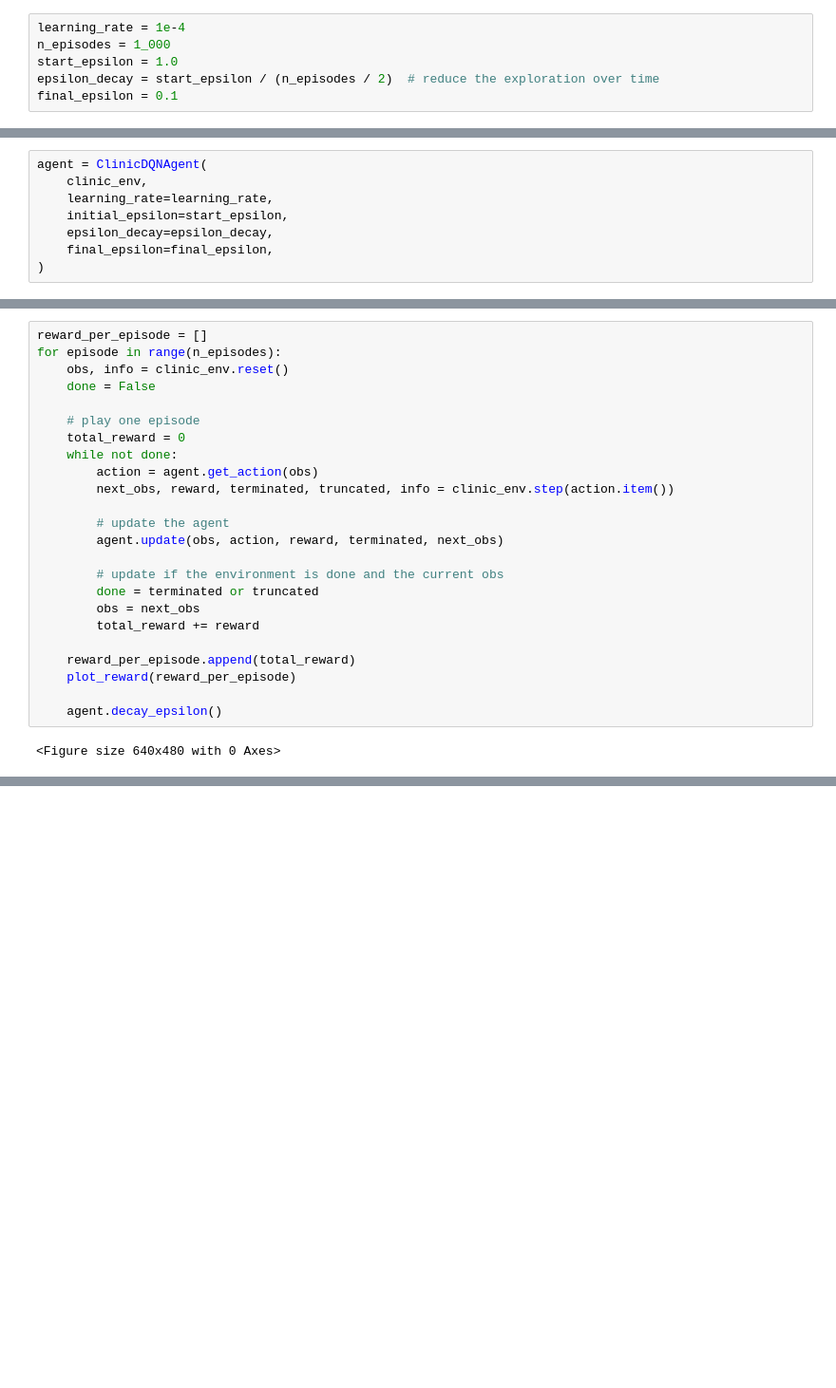
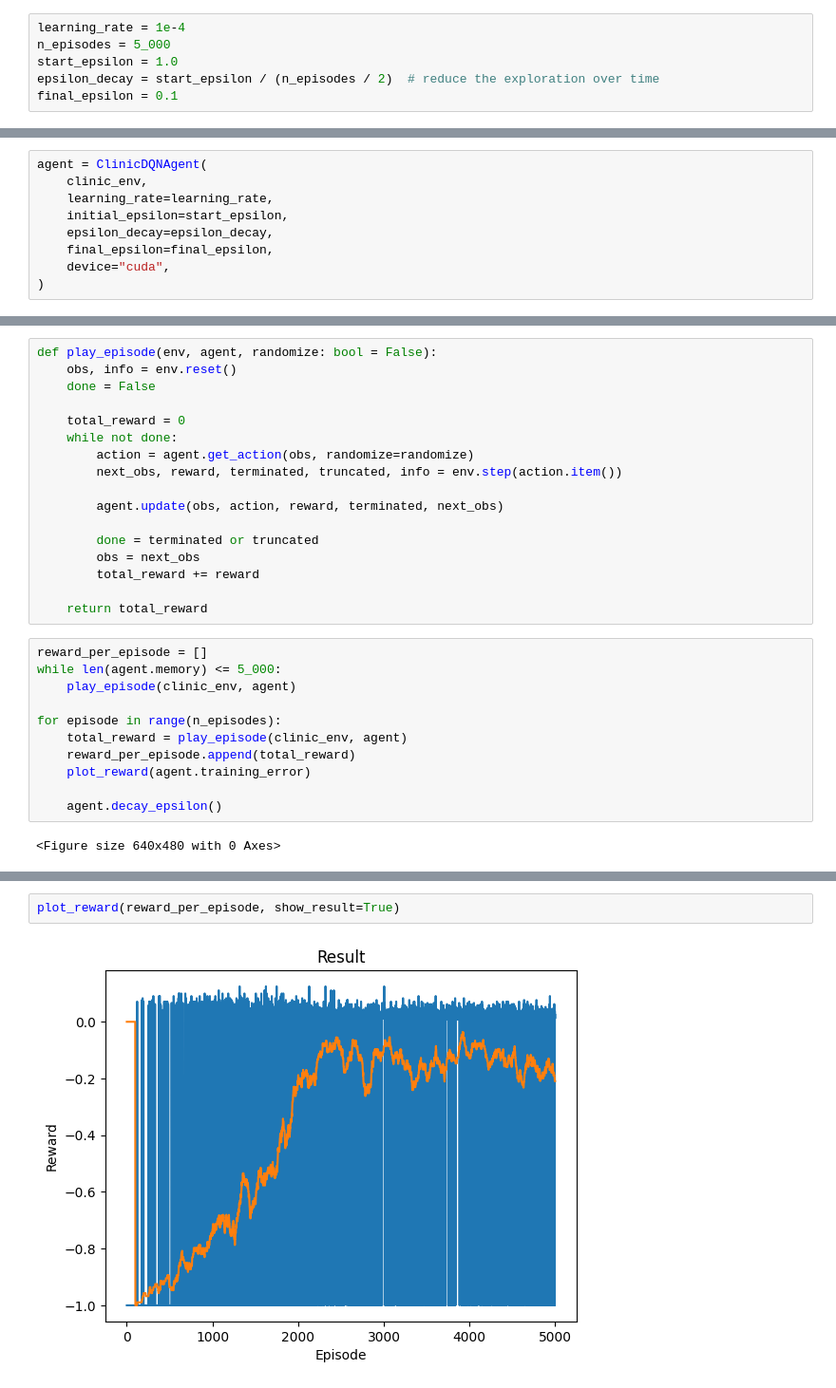
Before and after one commit to yjhan96/clinic-project, a Jupyter notebook: dqn.ipynb, the cells around one changed output, grey strips where cells are left out. Shown at 95% size. Cells and saved outputs as stored; diff of their text form; blank space fills up the shorter version.

```diff
--- a/dqn.ipynb
+++ b/dqn.ipynb
@@ -19,7 +19,7 @@ plt.ion()
 <contextlib.ExitStack at 0x...>
 # %%
 learning_rate = 1e-4
-n_episodes = 1_000
+n_episodes = 5_000
 start_epsilon = 1.0
 epsilon_decay = start_epsilon / (n_episodes / 2)  # reduce the exploration over time
 final_epsilon = 0.1
@@ -39,6 +39,7 @@ agent = ClinicDQNAgent(
     initial_epsilon=start_epsilon,
     epsilon_decay=epsilon_decay,
     final_epsilon=final_epsilon,
+    device="cuda",
 )
 # %%
 def plot_reward(reward_per_episode, show_result=False):
@@ -78,25 +69,29 @@ torch.nn.SmoothL1Loss()(torch.tensor([[1.], [2.]]), torch.tensor([[2.], [3.]])).
+# %%
+def play_episode(env, agent, randomize: bool = False):
+    obs, info = env.reset()
+    done = False
+
+    total_reward = 0
+    while not done:
+        action = agent.get_action(obs, randomize=randomize)
+        next_obs, reward, terminated, truncated, info = env.step(action.item())
+
+        agent.update(obs, action, reward, terminated, next_obs)
+
+        done = terminated or truncated
+        obs = next_obs
+        total_reward += reward
+
+    return total_reward
 # %%
 reward_per_episode = []
+while len(agent.memory) <= 5_000:
+    play_episode(clinic_env, agent)
+
 for episode in range(n_episodes):
-    obs, info = clinic_env.reset()
-    done = False
-
-    # play one episode
-    total_reward = 0
-    while not done:
-        action = agent.get_action(obs)
-        next_obs, reward, terminated, truncated, info = clinic_env.step(action.item())
-
-        # update the agent
-        agent.update(obs, action, reward, terminated, next_obs)
-
-        # update if the environment is done and the current obs
-        done = terminated or truncated
-        obs = next_obs
-        total_reward += reward
-
+    total_reward = play_episode(clinic_env, agent)
     reward_per_episode.append(total_reward)
-    plot_reward(reward_per_episode)
+    plot_reward(agent.training_error)
 
     agent.decay_epsilon()
 # %% [output]
@@ -109,0 +105,4 @@ plot_reward(agent.training_error, show_result=True)
+# %%
+plot_reward(reward_per_episode, show_result=True)
+# %% [output]
+[figure, added]
```
Also changed, not shown: parts of 7 cells of this notebook, 2 other files.
